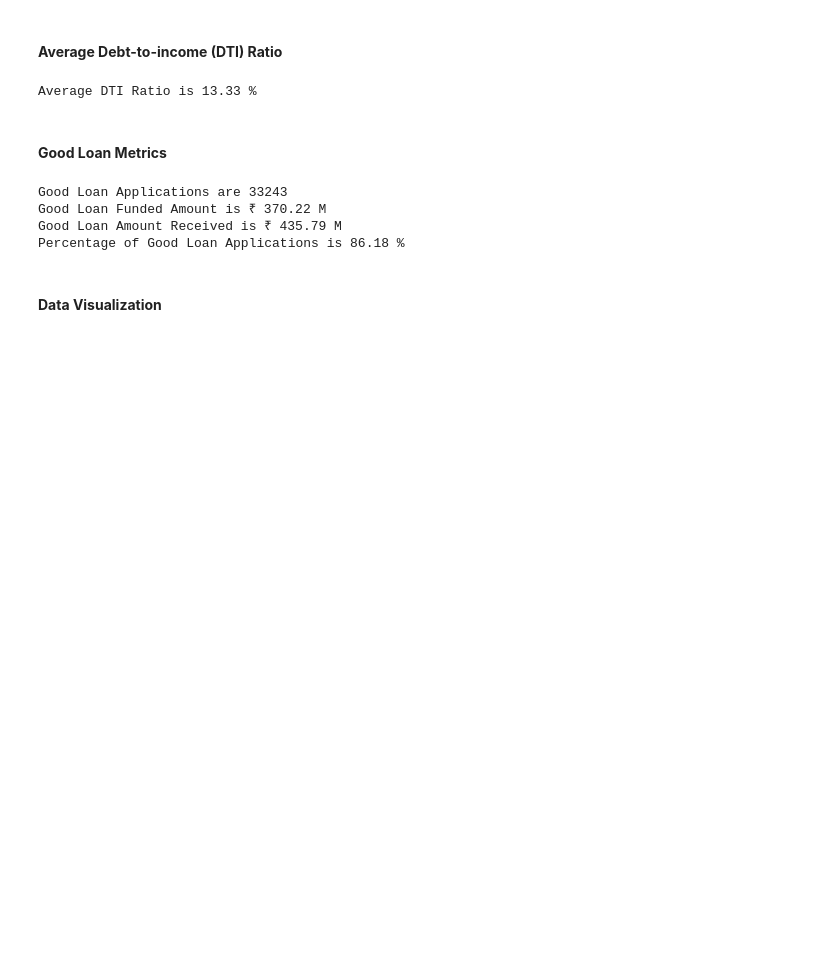
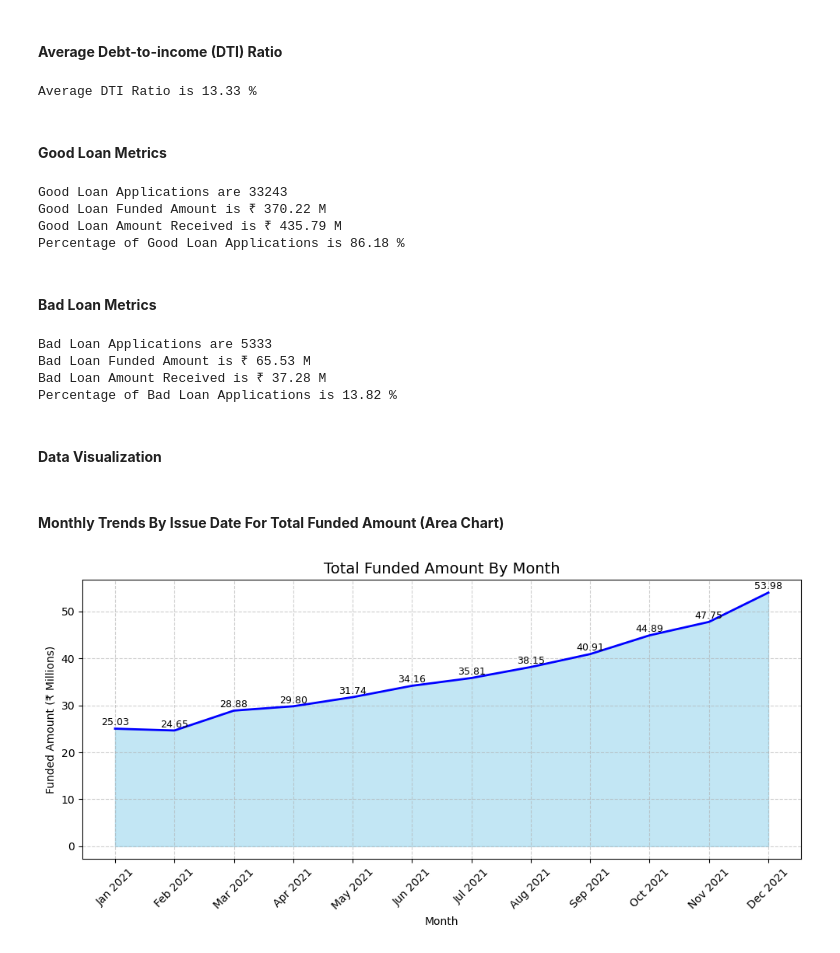
Before and after one commit to Priyanshu-Debugs/Data-Analysis-Project, a Jupyter notebook: Bank-Loan-Analysis/bank_loan_analysis.ipynb, the cells around one changed output. Saved outputs shown, nothing was run; the diff lists cells and outputs as text; code cells hidden in the pictures; blank space fills up the shorter version.

Commit message:
Implemented Visualization in bank_loan_analysis.ipynb

```diff
--- a/Bank-Loan-Analysis/bank_loan_analysis.ipynb
+++ b/Bank-Loan-Analysis/bank_loan_analysis.ipynb
@@ -172,5 +172,30 @@ Good Loan Applications are 33243
 Good Loan Funded Amount is ₹ 370.22 M
 Good Loan Amount Received is ₹ 435.79 M
 Percentage of Good Loan Applications is 86.18 %
+# %% [markdown]
+#### **Bad Loan Metrics**
+# %%
+bad_loan = df[df['loan_status'].isin(["Charged Off"])]
+
+total_loan_applications = df['id'].count()
+
+bad_loan_applications = bad_loan['id'].count()
+bad_loan_funded_amount = bad_loan['loan_amount'].sum()
+bad_loan_amount_received = bad_loan['total_payment'].sum()
+
+bad_loan_funded_amount_million = bad_loan_funded_amount / 1_000_000
+bad_loan_amount_received_million = bad_loan_amount_received / 1_000_000
+
+bad_loan_percentage = (bad_loan_applications / total_loan_applications) * 100
+
+print("Bad Loan Applications are", bad_loan_applications)
+print("Bad Loan Funded Amount is ₹ {:.2f} M".format(bad_loan_funded_amount_million))
+print("Bad Loan Amount Received is ₹ {:.2f} M".format(bad_loan_amount_received_million))
+print("Percentage of Bad Loan Applications is {:.2f} %".format(bad_loan_percentage))
+# %% [output]
+Bad Loan Applications are 5333
+Bad Loan Funded Amount is ₹ 65.53 M
+Bad Loan Amount Received is ₹ 37.28 M
+Percentage of Bad Loan Applications is 13.82 %
 # %% [markdown]
 #### **Data Visualization**
@@ -178,0 +202,31 @@ Percentage of Good Loan Applications is 86.18 %
+# %% [markdown]
+#### **Monthly Trends By Issue Date For Total Funded Amount (Area Chart)**
+# %%
+monthly_funded = (
+    df.sort_values('issue_date')
+    .assign(month_name = lambda x: x['issue_date'].dt.strftime("%b %Y"))
+    .groupby("month_name", sort=False)['loan_amount']
+    .sum()
+    .div(1000000)
+    .reset_index(name="loan_amount_millions")
+)
+
+plt.figure(figsize=(10,5))
+plt.fill_between(monthly_funded['month_name'], monthly_funded['loan_amount_millions'], color="skyblue", alpha = 0.5)
+# Here plt.fill_between is used to fill that area under the line in the graph
+plt.plot(monthly_funded['month_name'], monthly_funded['loan_amount_millions'], color="blue",linewidth = 2)
+
+for i, row in monthly_funded.iterrows() :
+    plt.text(i, row['loan_amount_millions'] + 0.2, f'{row['loan_amount_millions']:.2f}',
+             ha='center', va='bottom', fontsize=9, rotation=0, color='black')
+# Here That +0.2 is written to keep that much space between the line and the text
+
+plt.title("Total Funded Amount By Month", fontsize=14)
+plt.xlabel('Month')
+plt.ylabel('Funded Amount (₹ Millions)')
+plt.xticks(ticks=range(len(monthly_funded) ), labels=monthly_funded['month_name'], rotation=45)
+plt.grid(True, linestyle='--', alpha=0.6)
+plt.tight_layout()
+plt.show()
+# %% [output]
+[figure, added]
```
Also changed, not shown: parts of 16 cells of this notebook.
